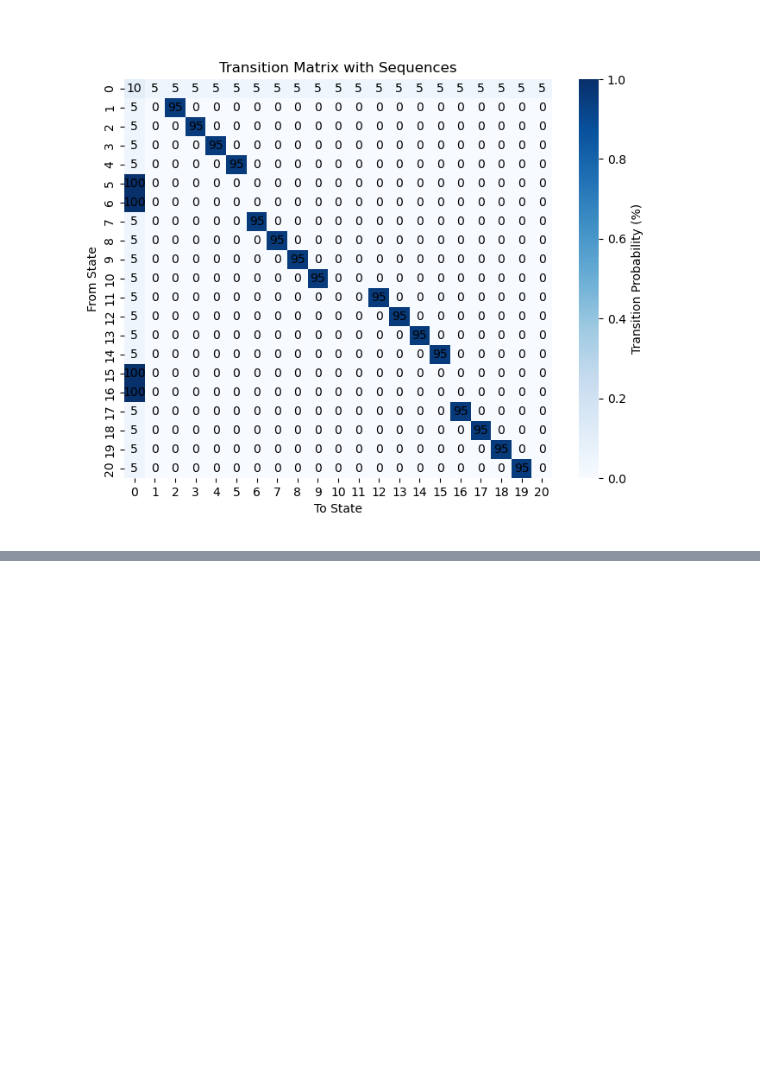
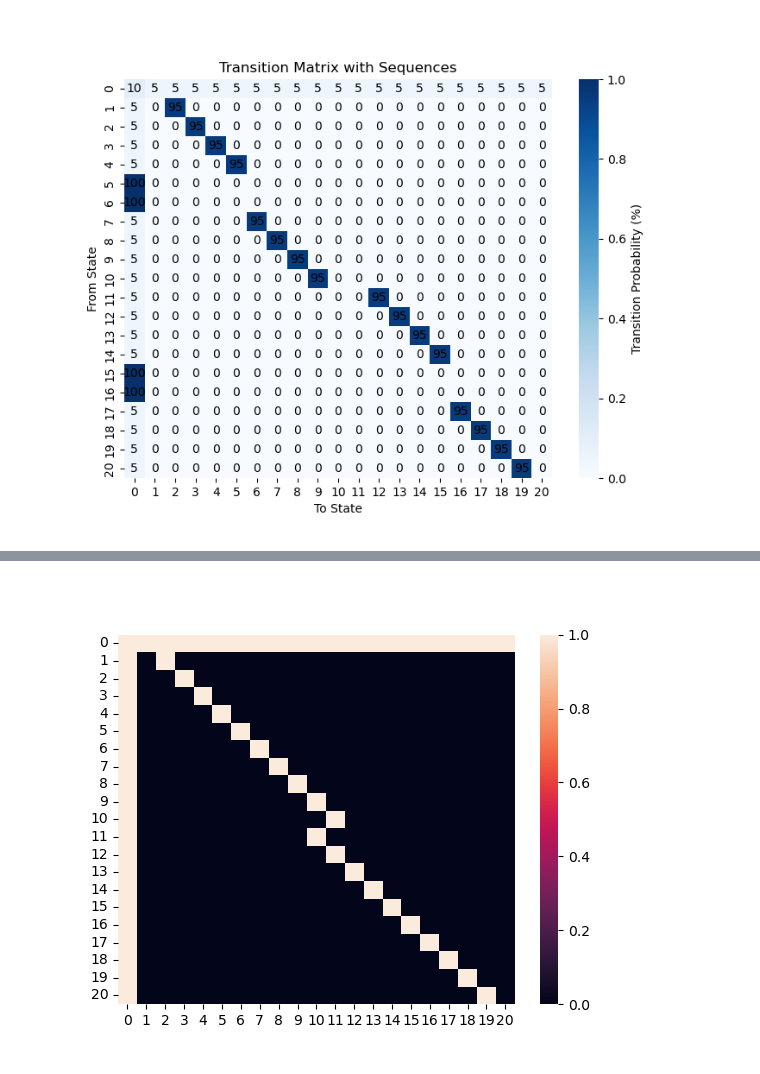
Before and after one commit to Sid-Rafilson-1617/sequences, a Jupyter notebook: cloned-hmm_custom.ipynb, the cells around one changed output, grey strips where cells are left out. Saved outputs shown, nothing was run; the diff lists cells and outputs as text; code cells hidden in the pictures; blank space fills up the shorter version.

```diff
--- a/cloned-hmm_custom.ipynb
+++ b/cloned-hmm_custom.ipynb
@@ -772,37 +618,39 @@ def cv_objective(
 # %%
 # fit the model with the correct hyperparameters
-save_dir = r'C:\Users\srafi\OneDrive\NeuroStatsLab\sequence-detection-figures\custom-HMM-fit-to-cloned-100-emission-10sequenceLength-20_000samples-enforce-cloned-emissions-sparse-initialize-freeze-zeros-5-26-26'
+save_dir = r'C:\Users\srafi\OneDrive\NeuroStatsLab\sequence-detection-figures\custom-HMM-fit-to-cloned-100-emission-5sequenceLength-2_000samples-enforce-cloned-emissions-sparse-initialize-5-27-26'
 use_cloned_emissions = True # whether to enforce that the cloned states have the same emissions
 
 Niters = 40
 nStarts = 50
 
 # compute the transition matrix given the free parameters
 P = calculate_cloned_transition_matrix(
     alpha,
     sequenceLength,
     nSequences
 )
 best_ll = -np.inf
 best_model = None
 best_params = None
 all_lls = []
 
 N = P.shape[0]
 
 # make the transition update mask (true = update, false = freeze)
 transition_update_mask = np.zeros_like(P, dtype = bool)
 transition_update_mask[0,:] = True
 transition_update_mask[:, 0] = True
 
 nSequenceStates = (N - 1) // 2
 for i in range(nSequenceStates):
     transition_update_mask[i + 1, i + 2] = True
     transition_update_mask[nSequenceStates + i + 1, nSequenceStates + i] = True
 
 plt.figure()
 sns.heatmap(transition_update_mask)
 plt.show()
+# %% [output]
+[figure, added]
 # %%
 for seed in range(nStarts):
 
```
Also changed, not shown: parts of 12 cells of this notebook.
